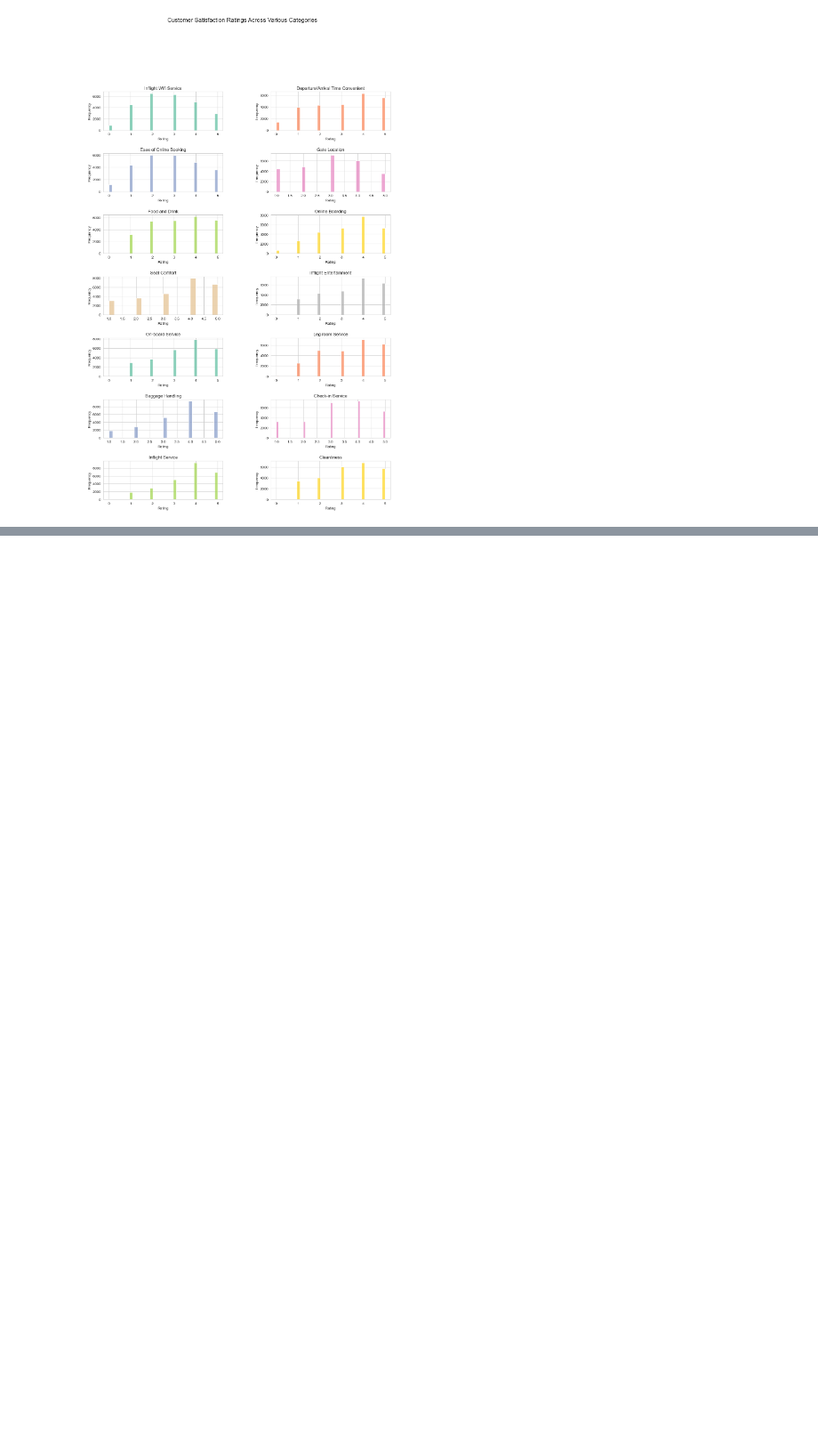
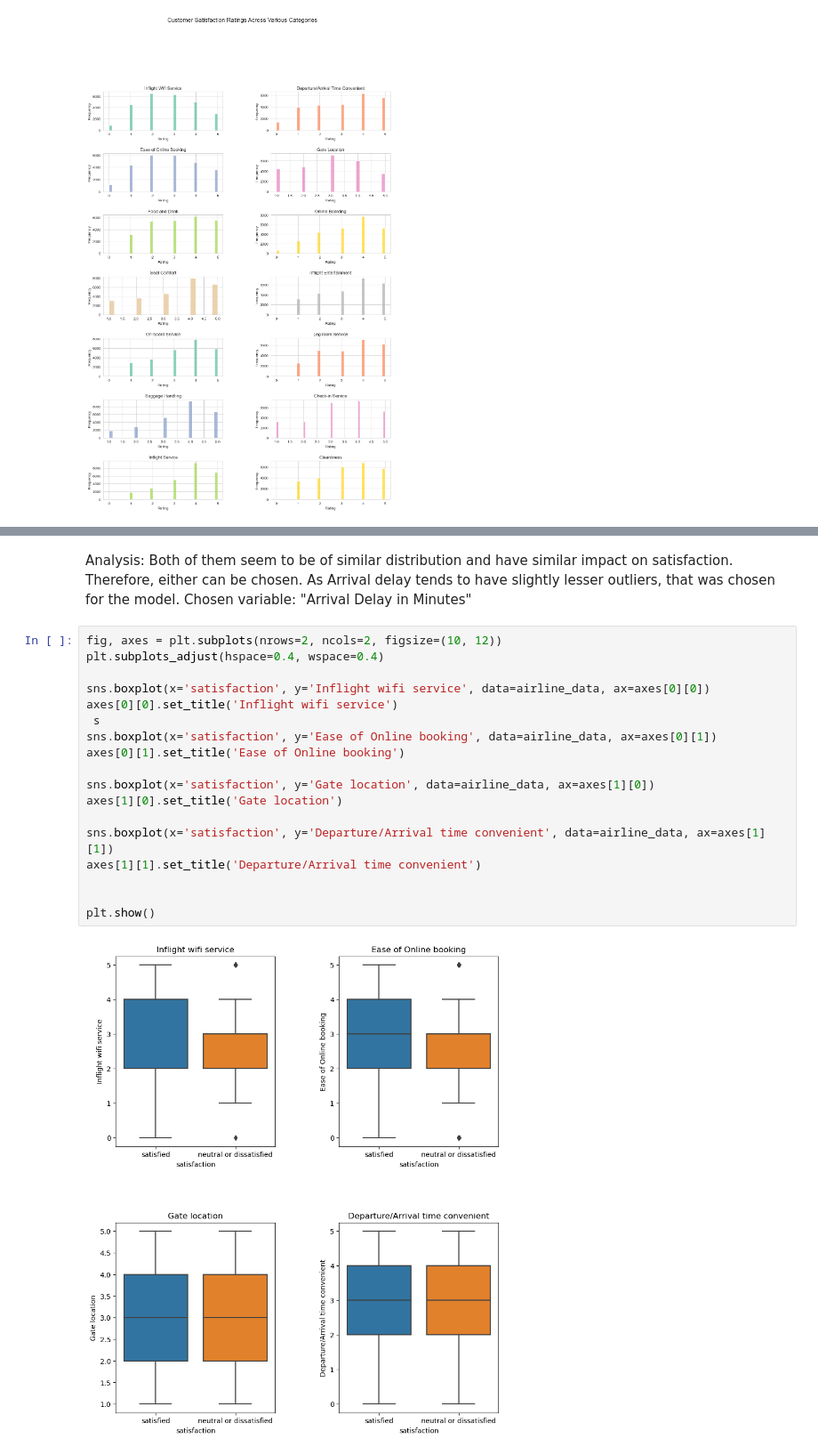
Before and after one commit to kunthshah21/Classification-ML-Prediction-for-Airline-Satsifaction, a Jupyter notebook: prediction_1.ipynb, the cells around one changed output, grey strips where cells are left out. Shown: that part at 89% size. Drawn from its saved outputs; the diff is of its cells as text; blank space fills up the shorter version.

```diff
--- a/prediction_1.ipynb
+++ b/prediction_1.ipynb
@@ -246,0 +347,22 @@ plt.show()
+# %% [markdown]
+Analysis: Both of them seem to be of similar distribution and have similar impact on satisfaction. Therefore, either can be chosen. As Arrival delay tends to have slightly lesser outliers, that was chosen for the model. Chosen variable: "Arrival Delay in Minutes"
+# %%
+fig, axes = plt.subplots(nrows=2, ncols=2, figsize=(10, 12))
+plt.subplots_adjust(hspace=0.4, wspace=0.4)
+
+sns.boxplot(x='satisfaction', y='Inflight wifi service', data=airline_data, ax=axes[0][0])
+axes[0][0].set_title('Inflight wifi service')
+ s
+sns.boxplot(x='satisfaction', y='Ease of Online booking', data=airline_data, ax=axes[0][1])
+axes[0][1].set_title('Ease of Online booking')
+
+sns.boxplot(x='satisfaction', y='Gate location', data=airline_data, ax=axes[1][0])
+axes[1][0].set_title('Gate location')
+
+sns.boxplot(x='satisfaction', y='Departure/Arrival time convenient', data=airline_data, ax=axes[1][1])
+axes[1][1].set_title('Departure/Arrival time convenient')
+
+
+plt.show()
+# %% [output]
+[figure, added]
```
Also changed, not shown: parts of 11 cells of this notebook.
